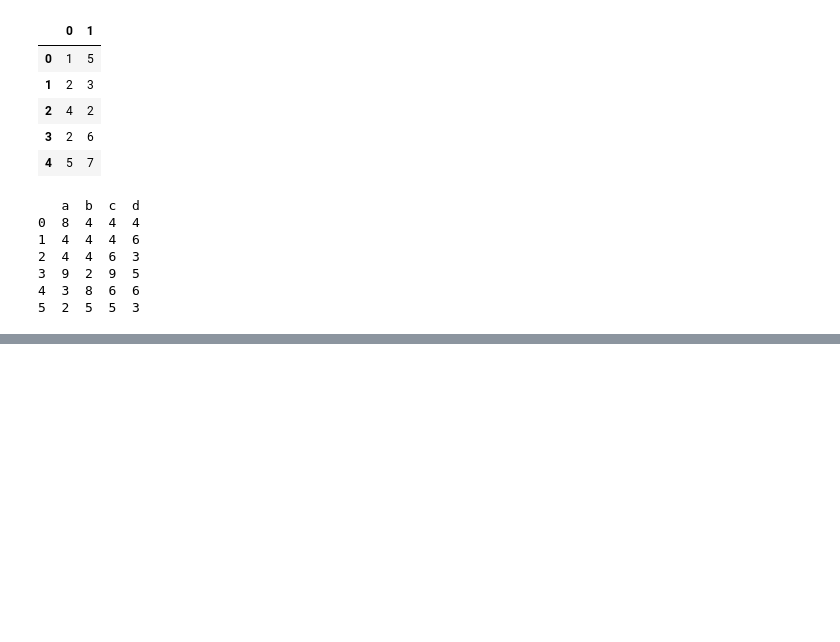
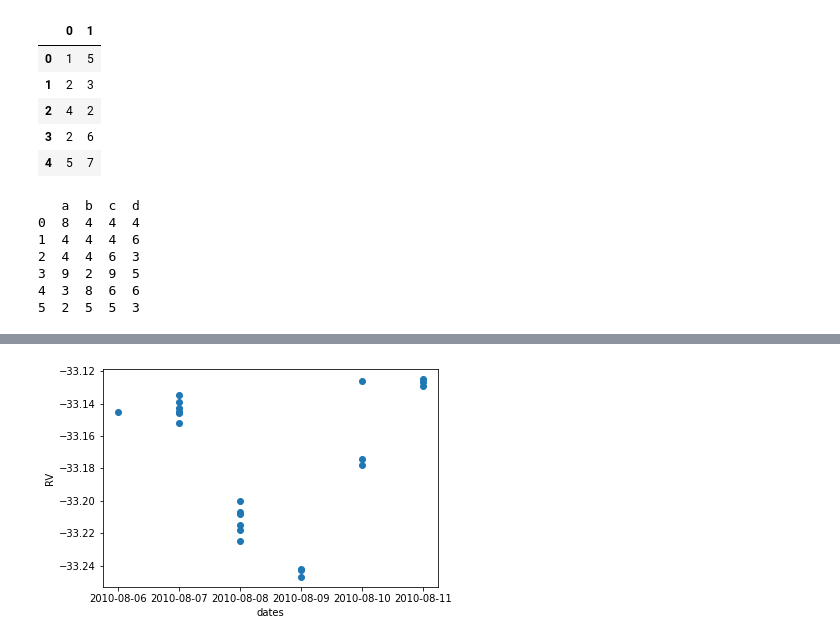
Before and after one commit to aldairpr/Web_Scraping_SOPHIE_archive, a Jupyter notebook: example.ipynb, the cells around one changed output, grey strips where cells are left out. Cells and saved outputs as stored; diff of their text form; code cells hidden in the pictures; blank space fills up the shorter version.

```diff
--- a/example.ipynb
+++ b/example.ipynb
@@ -352,0 +556,19 @@ TypeError: object of type 'int' has no len()
+# %%
+# Filtrar datos WAVE
+df = df[df['err_RV'] < 0.0009]
+df = df[df['julian_day'] - 2450000 > 5415]
+df = df[df['julian_day'] - 2450000 < 5421]
+# %%
+import matplotlib.pyplot as plt
+
+y = df['RV']
+x = df['julian_day'] - 2450000
+fig, ax = plt.subplots()
+ax.scatter(df['dates'], y)
+ax.set_xlabel('dates')
+ax.set_ylabel('RV')
+#ax.barh(df['dates'], align='edge', height=0.5, width=0.5)
+#plt.xlim(5415, 5421)
+plt.show()
+# %% [output]
+[figure, added]
```
Also changed, not shown: parts of 23 cells of this notebook, 6 other files.
